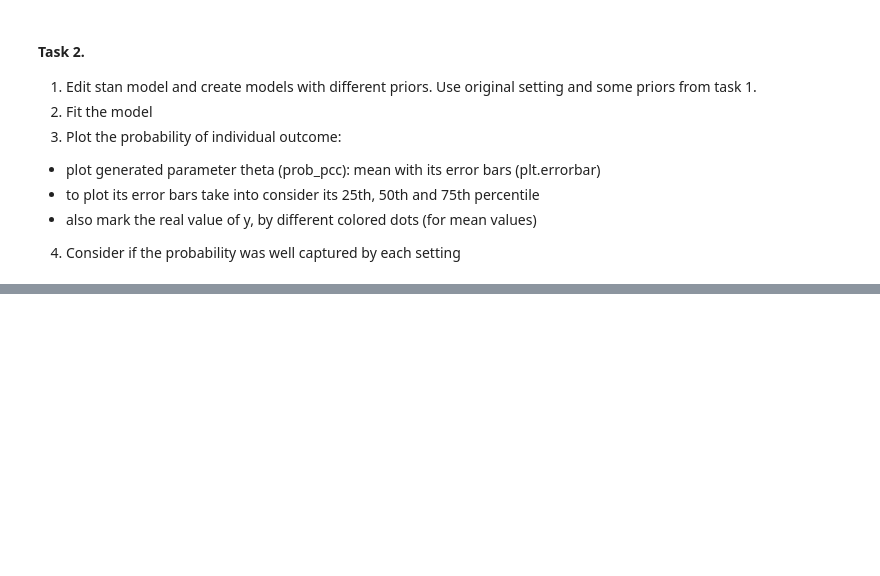
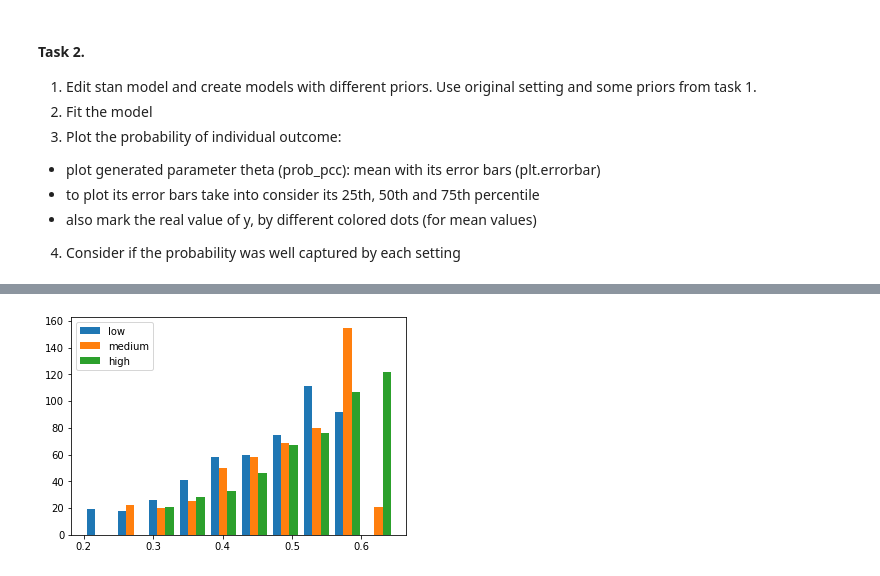
Before and after one commit to awitczak/DataAnalytics, a Jupyter notebook: Lab05/lab5.ipynb, the cells around one changed output, grey strips where cells are left out. Cells and saved outputs as stored; diff of their text form; code cells hidden in the pictures; blank space fills up the shorter version.

```diff
--- a/Lab05/lab5.ipynb
+++ b/Lab05/lab5.ipynb
@@ -161,0 +202,3 @@ plt.show()
+# %%
+model= CmdStanModel(stan_file='logistic_regression_2.stan')
+fit = model.sample(data=data_dict, seed=4938483)
@@ -161,0 +224,9 @@ plt.show()
+# %%
+med_prob_ppc = np.percentile(fit.stan_variable('prob_ppc'),[25,50,75],axis=0)
+estimate_ppc_df = pd.DataFrame(med_prob_ppc.T,columns = ['lo','med','hi'])
+plt.hist(estimate_ppc_df)
+labels= ["low","medium", "high"]
+plt.legend(labels)
+plt.show()
+# %% [output]
+[figure, added]
```
Also changed, not shown: parts of 12 cells of this notebook, 4 other files.
